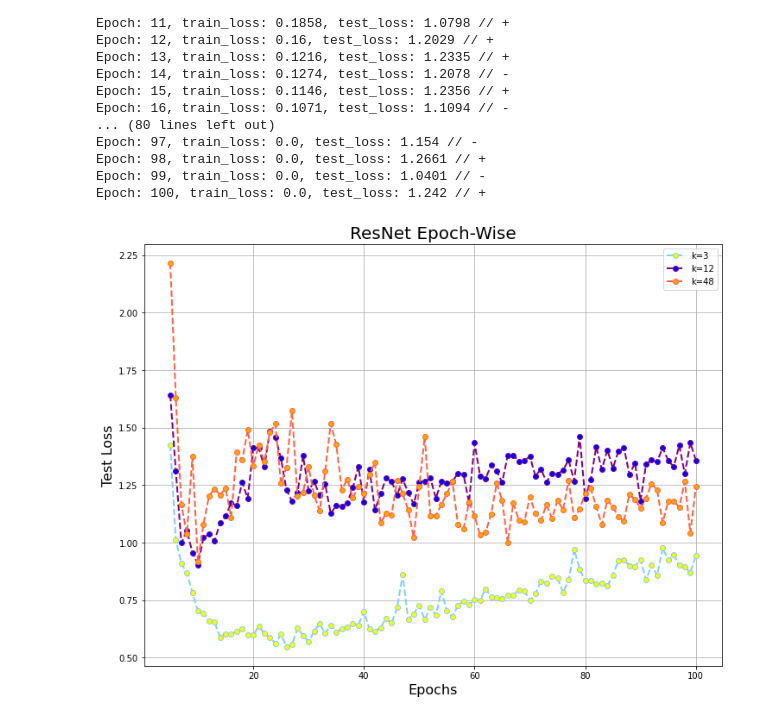
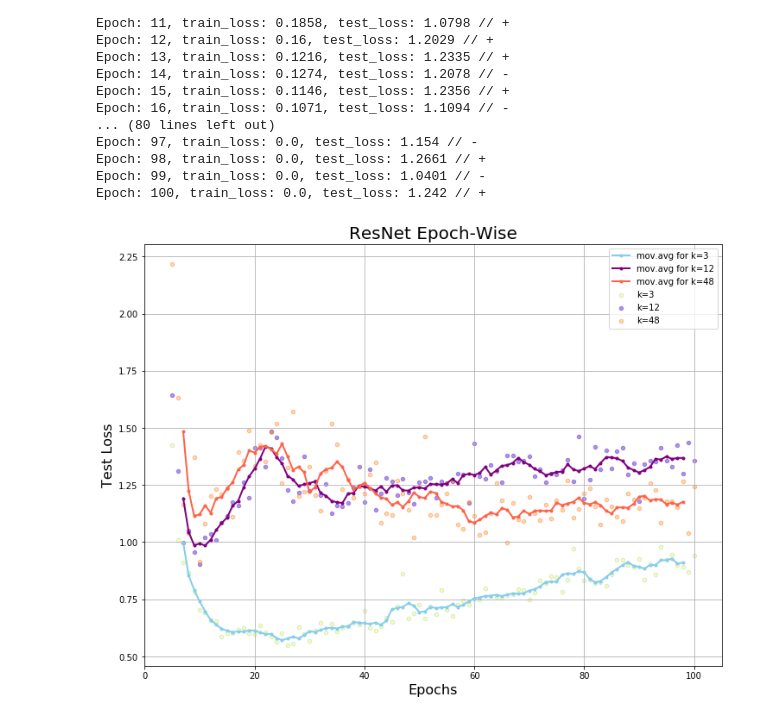
Before and after one commit to JasonTarzan/Deep-Double-Descent-Where-Bigger-Models-and-More-Data-Hurts, a Jupyter notebook: Deep-Double-Descent.ipynb, the cells around one changed output. Drawn from its saved outputs; the diff is of its cells as text; code cells hidden in the pictures.

```diff
--- a/Deep-Double-Descent.ipynb
+++ b/Deep-Double-Descent.ipynb
@@ -545,20 +441,42 @@ Epoch: 97, train_loss: 0.0, test_loss: 1.154 // -
 Epoch: 98, train_loss: 0.0, test_loss: 1.2661 // +
 Epoch: 99, train_loss: 0.0, test_loss: 1.0401 // -
 Epoch: 100, train_loss: 0.0, test_loss: 1.242 // +
+# %%
+import pandas as pd
+df = pd.read_csv('resnet_epoch_wise.csv')
+test_loss = {}
+test_loss[3] = dict(zip(df['epoch'].values,df['3'].values))
+test_loss[12] = dict(zip(df['epoch'].values,df['12'].values))
+test_loss[48] = dict(zip(df['epoch'].values,df['48'].values))
+# %%
+def movingaverage(interval, window_size):
+    window= np.ones(int(window_size))/float(window_size)
+    return np.convolve(interval, window, 'same')
+
+
+y_av_3 = movingaverage(list(test_loss[3].values()), 5)
+y_av_12 = movingaverage(list(test_loss[12].values()), 5)
+y_av_48 = movingaverage(list(test_loss[48].values()), 5)
 # %%
 #multiple line plot
 plt.figure(figsize=(12,9))
-plt.plot(list(test_loss[3].keys()),list(test_loss[3].values()),'bx-',marker = '.',linestyle='--',
-         markerfacecolor='yellow', color='skyblue', linewidth=2,markersize=12,label='k=3')
-plt.plot(list(test_loss[12].keys()),list(test_loss[12].values()),'bx-',marker = '.',linestyle='--',
-         markerfacecolor='blue', color='purple', linewidth=2,markersize=12,label='k=12')
-plt.plot(list(test_loss[48].keys()),list(test_loss[48].values()),'bx-',marker = '.',linestyle='--',
-         markerfacecolor='orange', color='tomato', linewidth=2,markersize=12,label='k=48')
+plt.scatter(list(test_loss[3].keys()),list(test_loss[3].values()),marker = 'o',label='k=3',
+            facecolor='yellow',color='skyblue',s=20,alpha=0.4)
+plt.plot(list(test_loss[3].keys())[2:-2],y_av_3[2:-2],'bx-',marker = '.',linestyle='-', color='skyblue',
+         linewidth=2,label='mov.avg for k=3')
+plt.scatter(list(test_loss[12].keys()),list(test_loss[12].values()),marker = 'o',label='k=12',
+            facecolor='blue',color='purple',s=20,alpha=0.4)
+plt.plot(list(test_loss[12].keys())[2:-2],y_av_12[2:-2],'bx-',marker = '.',linestyle='-', color='purple',
+         linewidth=2,label='mov.avg for k=12')
+plt.scatter(list(test_loss[48].keys()),list(test_loss[48].values()),marker = 'o',label='k=48',
+            facecolor='orange',color='tomato',s=20,alpha=0.4)
+plt.plot(list(test_loss[48].keys())[2:-2],y_av_48[2:-2],'bx-',marker = '.',linestyle='-', color='tomato',
+         linewidth=2,label='mov.avg for k=48')
 plt.xlabel('Epochs',fontsize=16)
 plt.ylabel('Test Loss',fontsize=16)
 plt.title('ResNet Epoch-Wise',fontsize=20)
 plt.legend()
 plt.grid()
 plt.show()
 # %% [output]
-[figure, old version]
+[figure, new version]
```
Also changed, not shown: parts of 4 cells of this notebook.
